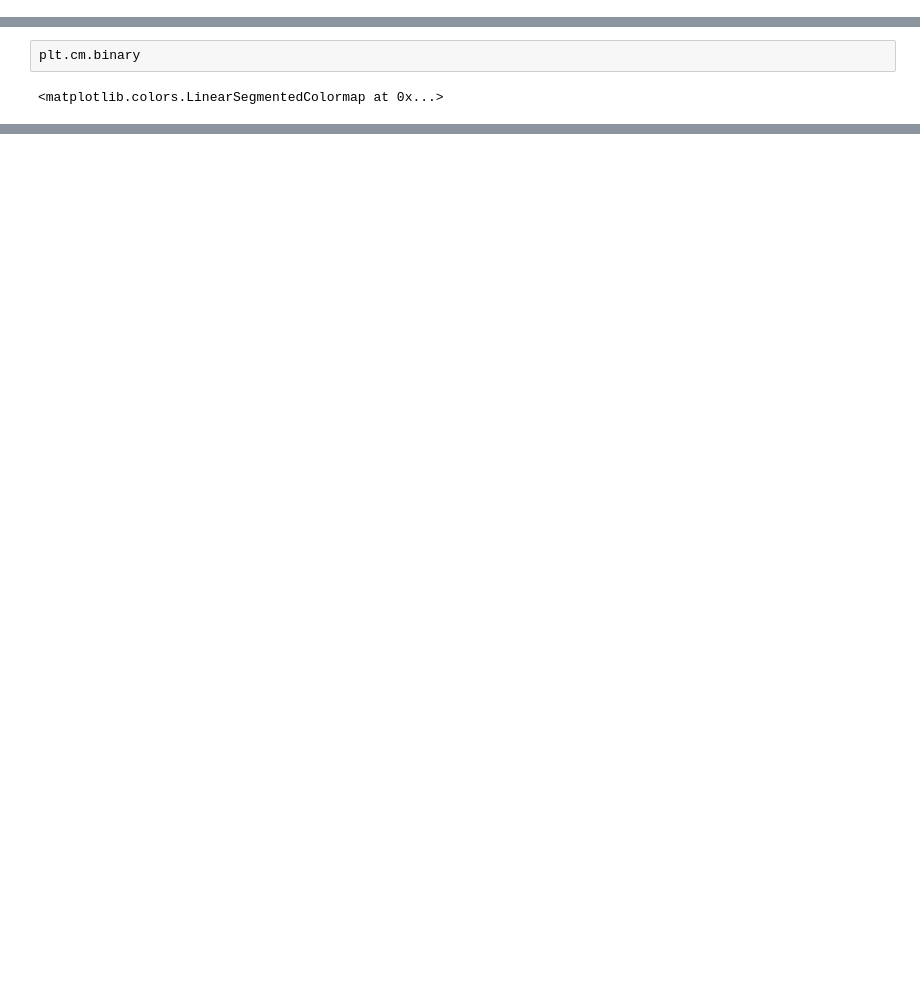
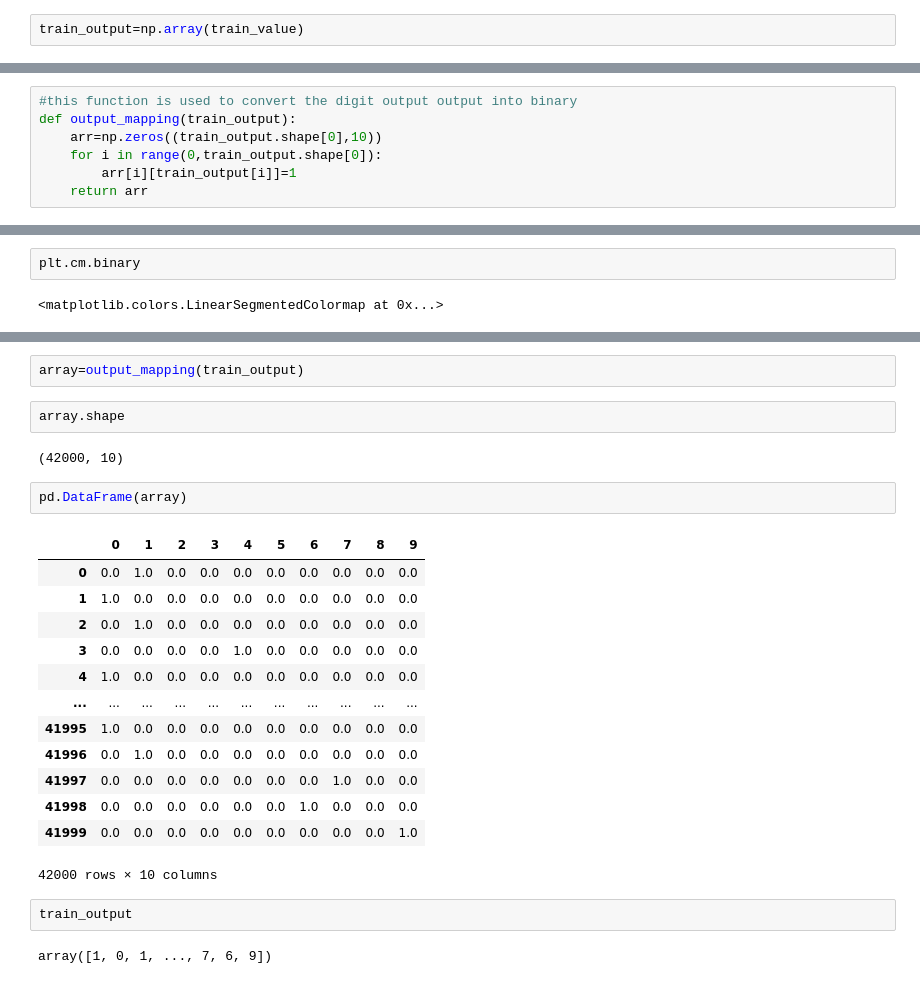
Before and after one commit to manojbuddha/Digit-Recognition-using-Neural-Network, a Jupyter notebook: Digit Recognizer.ipynb, the cells around one changed output, grey strips where cells are left out. Saved outputs shown, nothing was run; the diff lists cells and outputs as text; blank space fills up the shorter version.

Commit message:
Fineshed with the hypothesis, cost function and few other topics

```diff
--- a/Digit Recognizer.ipynb
+++ b/Digit Recognizer.ipynb
@@ -152,0 +251,2 @@ sigmoid(inp_layer).shape
+# %%
+train_output=np.array(train_value)
@@ -152,0 +270,7 @@ sigmoid(inp_layer).shape
+# %%
+#this function is used to convert the digit output output into binary
+def output_mapping(train_output):
+    arr=np.zeros((train_output.shape[0],10))
+    for i in range(0,train_output.shape[0]):
+        arr[i][train_output[i]]=1
+    return arr
@@ -170,0 +428,26 @@ plt.cm.binary
+# %%
+array=output_mapping(train_output)
+# %%
+array.shape
+# %% [output]
+(42000, 10)
+# %%
+pd.DataFrame(array)
+# %% [output]
+|  | 0 | 1 | 2 | 3 | 4 | 5 | 6 | 7 | 8 | 9 |
+| 0 | 0.0 | 1.0 | 0.0 | 0.0 | 0.0 | 0.0 | 0.0 | 0.0 | 0.0 | 0.0 |
+| 1 | 1.0 | 0.0 | 0.0 | 0.0 | 0.0 | 0.0 | 0.0 | 0.0 | 0.0 | 0.0 |
+| 2 | 0.0 | 1.0 | 0.0 | 0.0 | 0.0 | 0.0 | 0.0 | 0.0 | 0.0 | 0.0 |
+| 3 | 0.0 | 0.0 | 0.0 | 0.0 | 1.0 | 0.0 | 0.0 | 0.0 | 0.0 | 0.0 |
+| 4 | 1.0 | 0.0 | 0.0 | 0.0 | 0.0 | 0.0 | 0.0 | 0.0 | 0.0 | 0.0 |
+| ... | ... | ... | ... | ... | ... | ... | ... | ... | ... | ... |
+| 41995 | 1.0 | 0.0 | 0.0 | 0.0 | 0.0 | 0.0 | 0.0 | 0.0 | 0.0 | 0.0 |
+| 41996 | 0.0 | 1.0 | 0.0 | 0.0 | 0.0 | 0.0 | 0.0 | 0.0 | 0.0 | 0.0 |
+| 41997 | 0.0 | 0.0 | 0.0 | 0.0 | 0.0 | 0.0 | 0.0 | 1.0 | 0.0 | 0.0 |
+| 41998 | 0.0 | 0.0 | 0.0 | 0.0 | 0.0 | 0.0 | 1.0 | 0.0 | 0.0 | 0.0 |
+| 41999 | 0.0 | 0.0 | 0.0 | 0.0 | 0.0 | 0.0 | 0.0 | 0.0 | 0.0 | 1.0 |
+42000 rows × 10 columns
+# %%
+train_output
+# %% [output]
+array([1, 0, 1, ..., 7, 6, 9])
```
Also changed, not shown: parts of 48 cells of this notebook.
